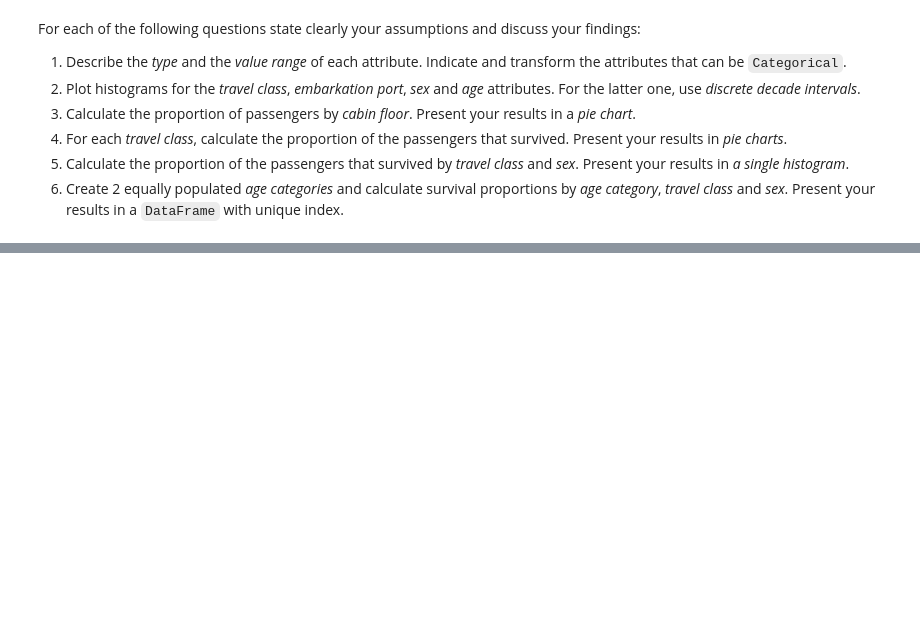
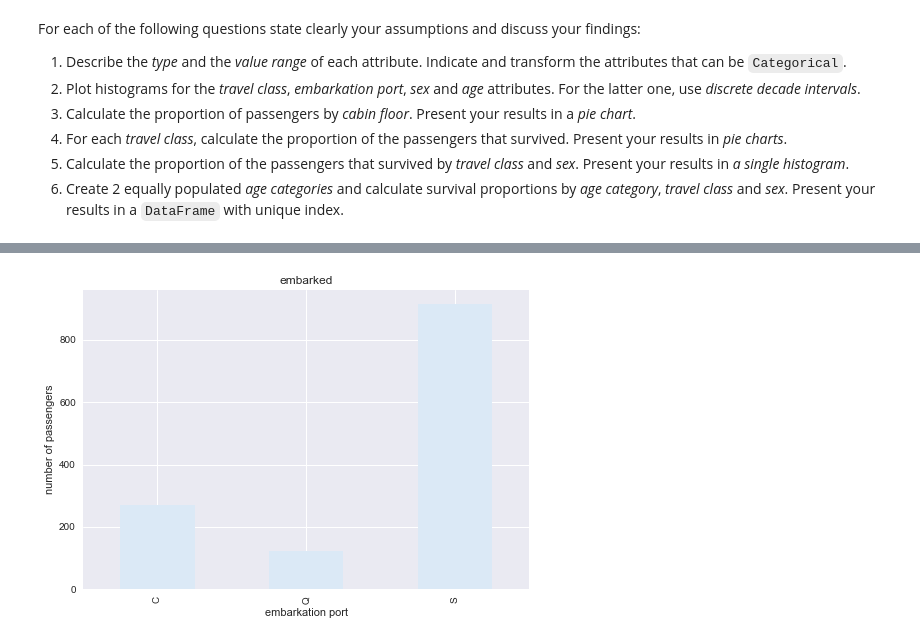
Before and after one commit to mj2905/ProjectMYP, a Jupyter notebook: Marc/HW1/Homework 1.ipynb, the cells around one changed output, grey strips where cells are left out. Saved outputs shown, nothing was run; the diff lists cells and outputs as text; code cells hidden in the pictures; blank space fills up the shorter version.

```diff
--- a/Marc/HW1/Homework 1.ipynb
+++ b/Marc/HW1/Homework 1.ipynb
@@ -394,0 +410,11 @@ titanic['home.dest'] = titanic['home.dest'].astype('category')
+# %%
+embark_port = titanic.embarked.value_counts()
+
+embark_port = embark_port.reindex(sorted(embark_port.index.values))
+
+embark_port.plot(kind='bar', subplots=True)
+plt.ylabel('number of passengers')
+plt.xlabel('embarkation port')
+plt.show()
+# %% [output]
+[figure, added]
```
Also changed, not shown: parts of 8 cells of this notebook.
